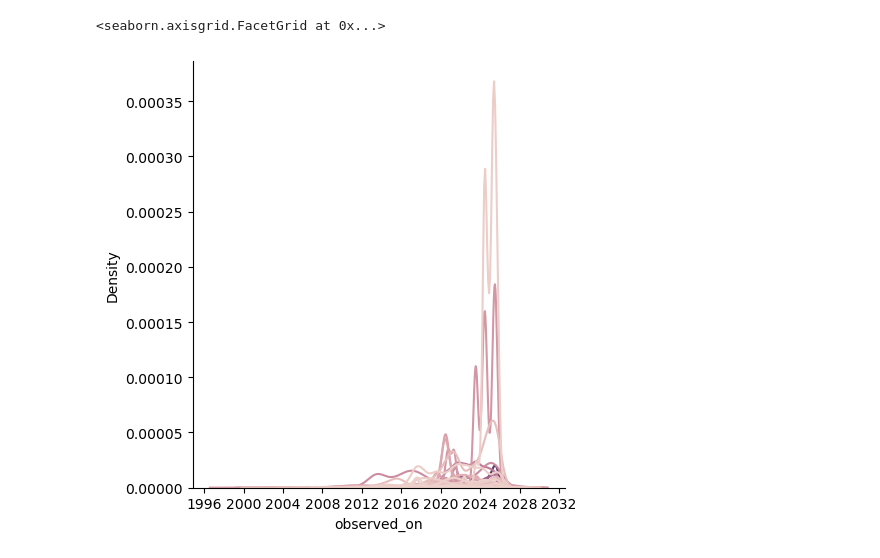
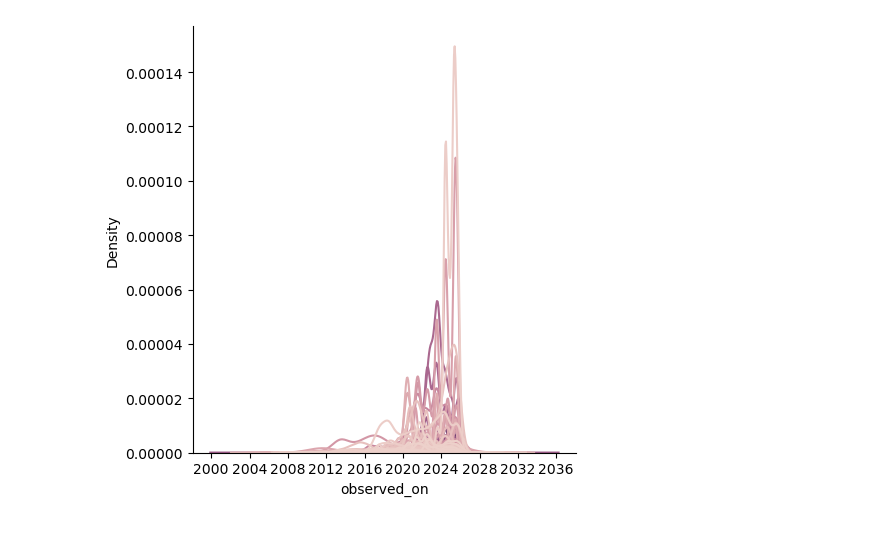
Before and after one commit to etiennegodin/inat-obs-scorer, a Jupyter notebook: notebooks/api_eda.ipynb, the cells around one changed output. Cells and saved outputs as stored; diff of their text form; code cells hidden in the pictures.

```diff
--- a/notebooks/api_eda.ipynb
+++ b/notebooks/api_eda.ipynb
@@ -30,0 +71,5 @@ memory usage: 39.3 MB
+# %%
+#Add year and month column from observed_on
+df['year'] = df['observed_on'].dt.year.astype(int).rename('year')
+df['month'] = df['observed_on'].dt.month.astype(int).rename('month')
+df.head()
@@ -31,5 +83,7 @@ memory usage: 39.3 MB
 # %%
+#Remove old observations
+before = '2010-01-01'
 raw_count = df.shape[0]
-df = df[df['observed_on'] >= '2000-01-01']
-print('Removing outliers before 2000 -> Removed', raw_count - df.shape[0], 'observations')
+df = df[df['observed_on'] >= before]
+print(f'Removing outliers before {before} -> Removed', raw_count - df.shape[0], 'observations')
 # %% [output]
@@ -37,7 +91,7 @@ Removing outliers before 2000 -> Removed 1151 observations
 # %%
 #Observation count filter
 
-threshold = 100
+threshold = 20
 
 unique_users =  df['user_id'].nunique()
 df_user = df.groupby(by ='user_id').count().reset_index('user_id')
@@ -46,6 +100,5 @@ df_user.sort_values(by='obs_count', inplace=True, ascending= False)
 df_user = df_user[df_user['obs_count'] >= threshold]
 
 print("Unique users:", unique_users)
-print("Unique users with over 20:", df_user.shape[0])
-print_obs(df_user)
+print_df_user_stats(df_user)
 # %% [output]
@@ -55,9 +108,8 @@ Total observations: 202115
 # %%
 #Temporal filter
-old_threshold = '2018-01-01'
+old_threshold = '2020-01-01'
 new_threshold = '2024-01-01'
 df_temporal = pd.merge(df, df_user, on=['user_id'], how='inner')
-df_temporal
 
 min = df_temporal[['user_id', 'observed_on']].groupby(by='user_id').min().reset_index('user_id').rename(columns={'observed_on' : 'oldest'})
 max = df_temporal[['user_id', 'observed_on']].groupby(by='user_id').max().reset_index('user_id').rename(columns={'observed_on' : 'newest'})
@@ -66,12 +118,10 @@ df_user = pd. merge(df_user, max, on=['user_id'], how='inner')
 
 
 df_user = df_user[df_user['oldest'] <= old_threshold]
-print("User with obs older than 2018: ", df_user.shape[0])
-print_obs(df_user)
+print("-User with obs older than 2018-")
+print_df_user_stats(df_user)
 
 df_user = df_user[df_user['newest'] >= new_threshold]
-print("User with last obs at least in last 2 years: ", df_user.shape[0])
-print_obs(df_user)
-
-df_user
+print("-User with last obs at least in last 2 years-")
+print_df_user_stats(df_user)
 # %% [output]
@@ -95,6 +134,4 @@ Total observations: 75167
-# %%
-df_plots = pd.merge(df, df_user, on=['user_id'], how='inner')
-sns.displot(df_plots, x = 'observed_on', kind='kde', hue='user_id',legend=False)
-# %% [output]
-<seaborn.axisgrid.FacetGrid at 0x...>
-[figure, removed]
+# %%
+plot_obs_dist(df_user, df)
+# %% [output]
+[figure, added]
```
Also changed, not shown: parts of 20 cells of this notebook, 2 other files.
